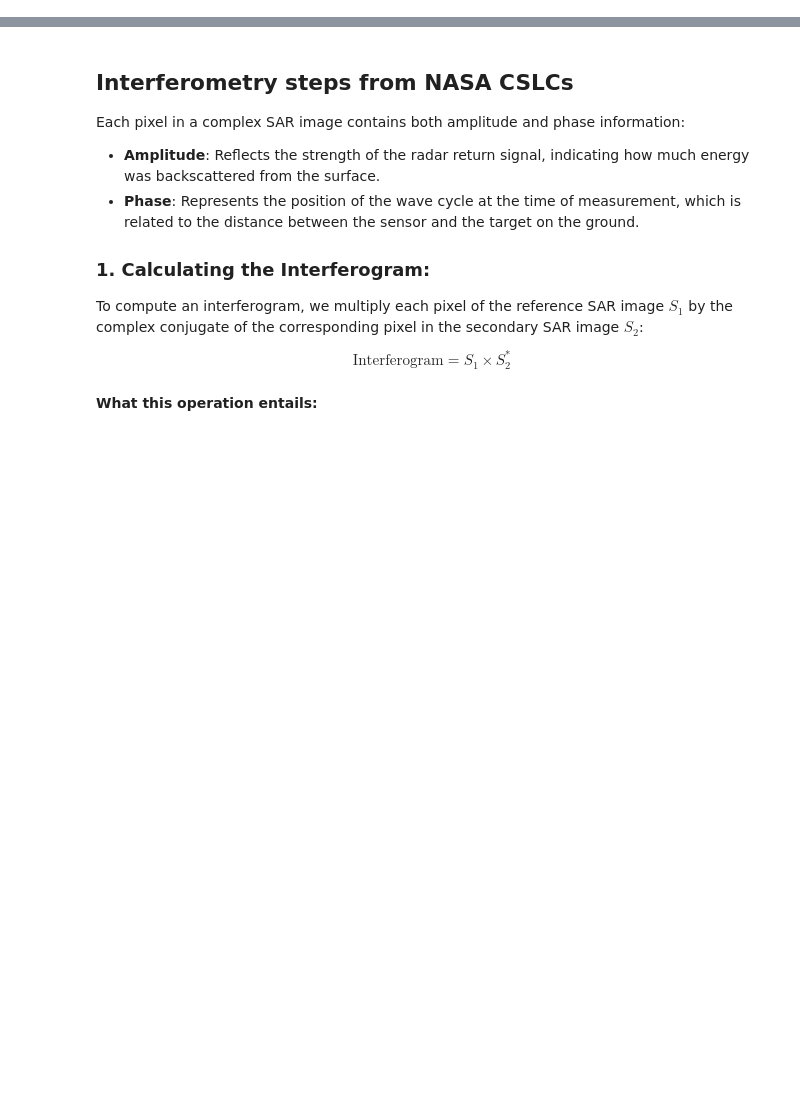
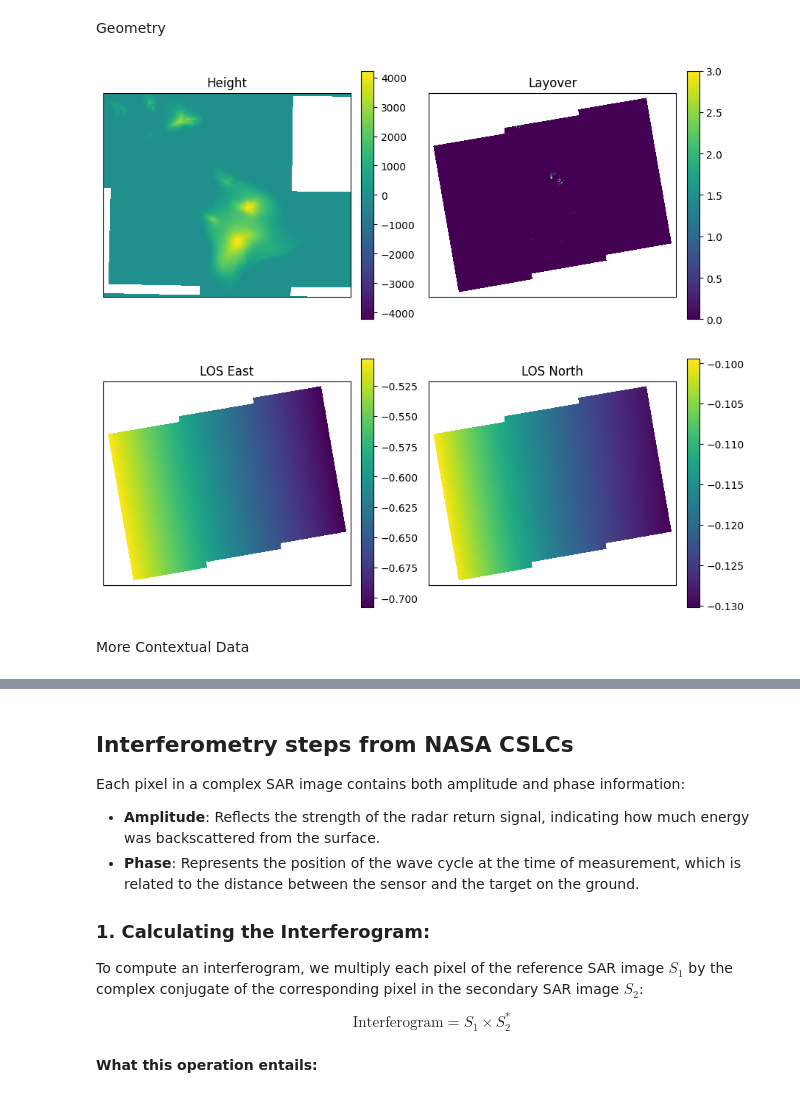
Before and after one commit to Jack-Hayes/sar_dump, a Jupyter notebook: comp_disp_samples.ipynb, the cells around one changed output, grey strips where cells are left out. Saved outputs shown, nothing was run; the diff lists cells and outputs as text; code cells hidden in the pictures; blank space fills up the shorter version.

```diff
--- a/comp_disp_samples.ipynb
+++ b/comp_disp_samples.ipynb
@@ -34,0 +272,37 @@ import h5py
+# %% [markdown]
+Geometry
+# %%
+geom_dir = dir_base / 'geometry'
+fn_height = geom_dir / 'height.tif'
+fn_layover = geom_dir / 'layover_shadow_mask.tif'
+los_east = geom_dir / 'los_east.tif'
+fn_los_north = geom_dir / 'los_north.tif'
+
+da_height = xr.open_dataarray(fn_height).squeeze()
+da_layover = xr.open_dataarray(fn_layover).squeeze()
+da_los_east = xr.open_dataarray(los_east).squeeze()
+da_los_north = xr.open_dataarray(fn_los_north).squeeze()
+# %%
+fig, axes = plt.subplots(2, 2, figsize=(9,8), sharex=True, sharey=True)
+axes = axes.flatten()
+
+data_arrays = [da_height, da_layover, da_los_east, da_los_north]
+titles = ['Height', 'Layover', 'LOS East', 'LOS North']
+
+for i, (da, title) in enumerate(zip(data_arrays, titles)):
+    im = da.plot.imshow(
+        ax=axes[i],
+        cmap='viridis',
+        add_colorbar=False
+    )
+    cbar = fig.colorbar(im, ax=axes[i], fraction=0.046, pad=0.04)
+    axes[i].set(xticks=[], yticks=[], xlabel="", ylabel="")
+    axes[i].set_title(title)
+    axes[i].set_aspect('equal')
+
+plt.tight_layout()
+plt.show()
+# %% [output]
+[figure, added]
+# %% [markdown]
+More Contextual Data
```
Also changed, not shown: parts of 31 cells of this notebook.
